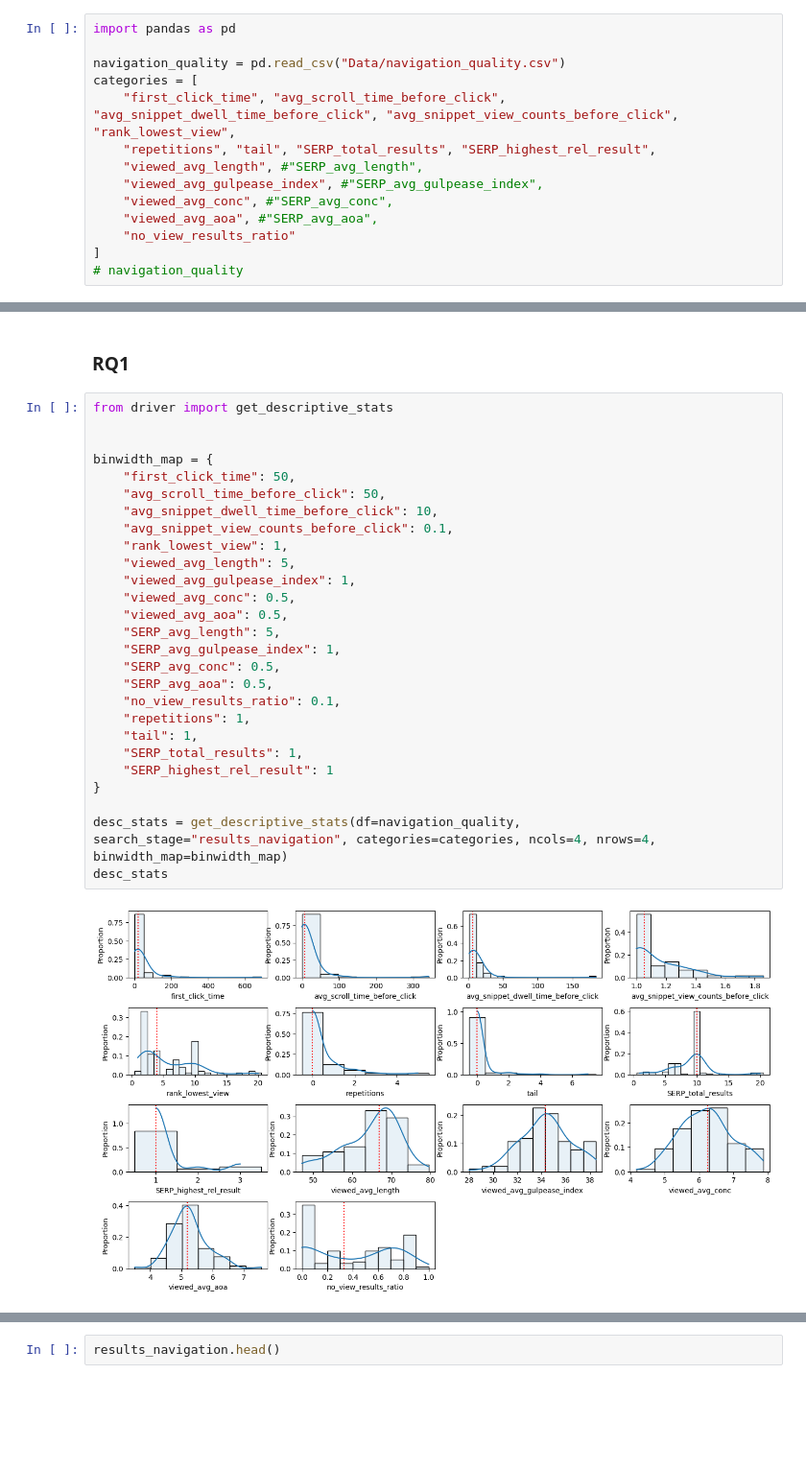
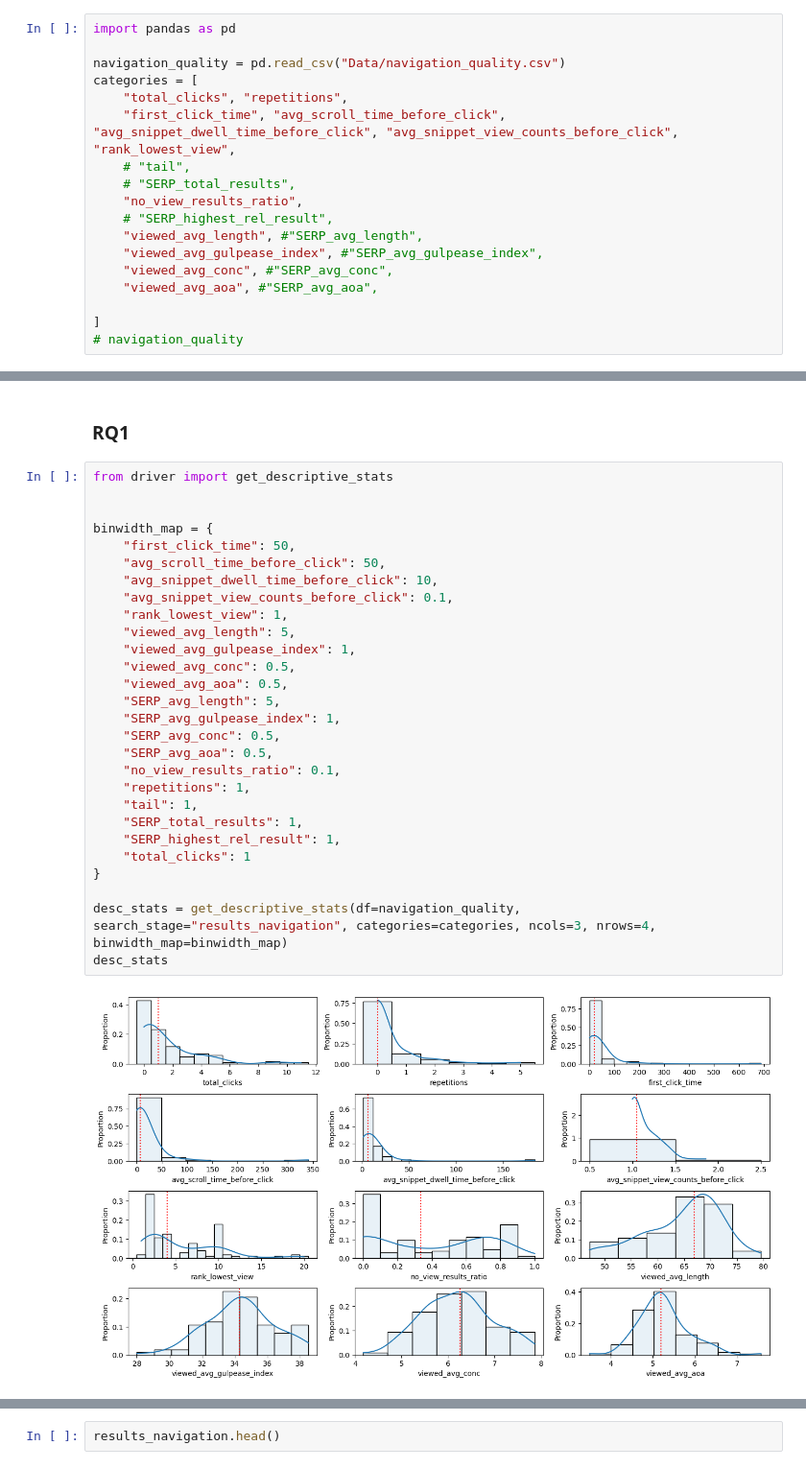
Before and after one commit to SOLandChildren/CHIIR27_LogAnalysis, a Jupyter notebook: results_navigation.ipynb, the cells around one changed output, grey strips where cells are left out. Shown at 96% size. Drawn from its saved outputs; the diff is of its cells as text; blank space fills up the shorter version.

```diff
--- a/results_navigation.ipynb
+++ b/results_navigation.ipynb
@@ -274,13 +292,17 @@ import pandas as pd
 
 navigation_quality = pd.read_csv("Data/navigation_quality.csv")
 categories = [
+    "total_clicks", "repetitions",
     "first_click_time", "avg_scroll_time_before_click", "avg_snippet_dwell_time_before_click", "avg_snippet_view_counts_before_click", "rank_lowest_view",
-    "repetitions", "tail", "SERP_total_results", "SERP_highest_rel_result",
+    # "tail",
+    # "SERP_total_results",
+    "no_view_results_ratio",
+    # "SERP_highest_rel_result",
     "viewed_avg_length", #"SERP_avg_length",
     "viewed_avg_gulpease_index", #"SERP_avg_gulpease_index",
     "viewed_avg_conc", #"SERP_avg_conc",
     "viewed_avg_aoa", #"SERP_avg_aoa",
-    "no_view_results_ratio"
+
 ]
 # navigation_quality
 # %%
@@ -292,30 +320,31 @@ print(len(categories))
 # %%
 from driver import get_descriptive_stats
 
 
 binwidth_map = {
     "first_click_time": 50,
     "avg_scroll_time_before_click": 50,
     "avg_snippet_dwell_time_before_click": 10,
     "avg_snippet_view_counts_before_click": 0.1,
     "rank_lowest_view": 1,
     "viewed_avg_length": 5,
     "viewed_avg_gulpease_index": 1,
     "viewed_avg_conc": 0.5,
     "viewed_avg_aoa": 0.5,
     "SERP_avg_length": 5,
     "SERP_avg_gulpease_index": 1,
     "SERP_avg_conc": 0.5,
     "SERP_avg_aoa": 0.5,
     "no_view_results_ratio": 0.1,
     "repetitions": 1,
     "tail": 1,
     "SERP_total_results": 1,
-    "SERP_highest_rel_result": 1
+    "SERP_highest_rel_result": 1,
+    "total_clicks": 1
 }
 
-desc_stats = get_descriptive_stats(df=navigation_quality, search_stage="results_navigation", categories=categories, ncols=4, nrows=4, binwidth_map=binwidth_map)
+desc_stats = get_descriptive_stats(df=navigation_quality, search_stage="results_navigation", categories=categories, ncols=3, nrows=4, binwidth_map=binwidth_map)
 desc_stats
 # %% [output]
-[figure, old version]
+[figure, new version]
 |  | category | mean | std_dev | max | min | median | modes |
```
Also changed, not shown: parts of 27 cells of this notebook, 10 other files.
